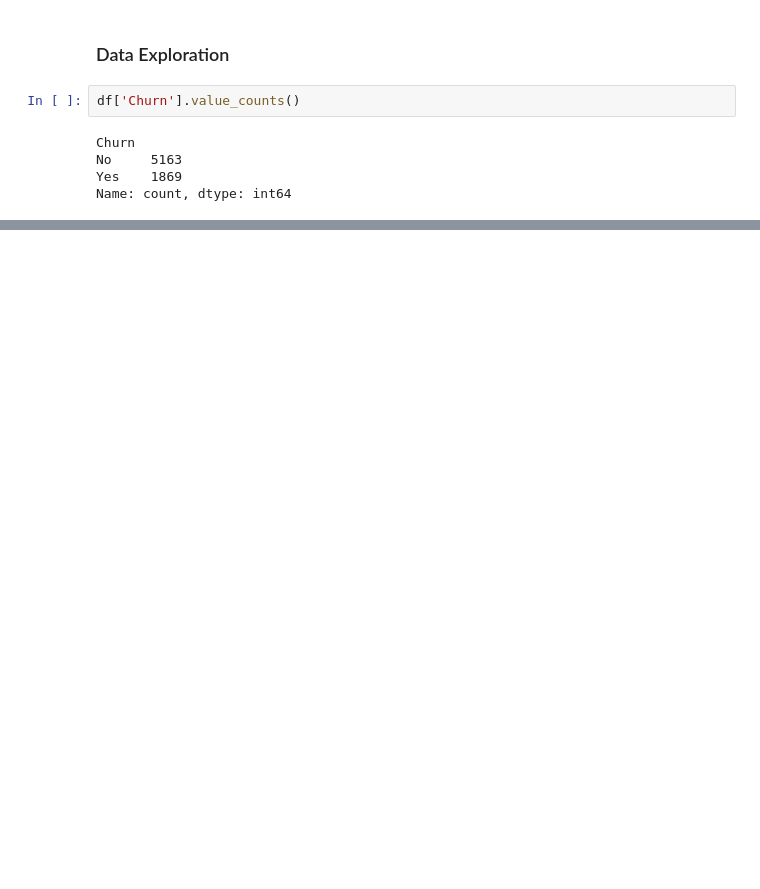
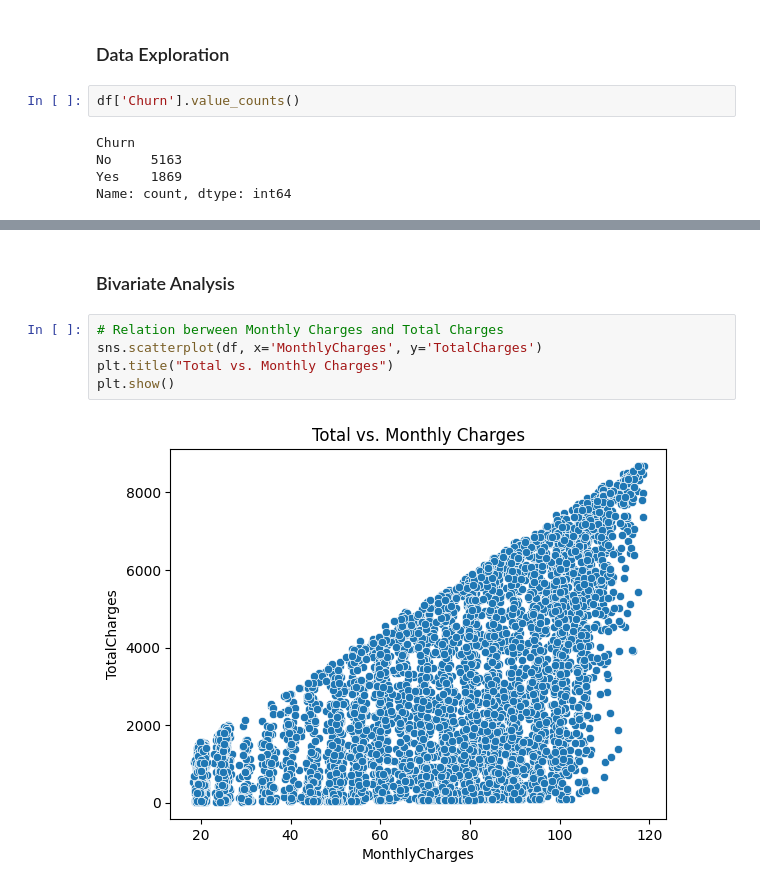
Before and after one commit to khanji0/senior_project, a Jupyter notebook: notebook/EDA.ipynb, the cells around one changed output, grey strips where cells are left out. Cells and saved outputs as stored; diff of their text form; blank space fills up the shorter version.

```diff
--- a/notebook/EDA.ipynb
+++ b/notebook/EDA.ipynb
@@ -176,0 +217,9 @@ for idx, feature in enumerate(df.drop(columns=['Churn', 'TotalCharges', 'Monthly
+# %% [markdown]
+### Bivariate Analysis
+# %%
+# Relation berween Monthly Charges and Total Charges
+sns.scatterplot(df, x='MonthlyCharges', y='TotalCharges')
+plt.title("Total vs. Monthly Charges")
+plt.show()
+# %% [output]
+[figure, added]
```
Also changed, not shown: parts of 26 cells of this notebook.
